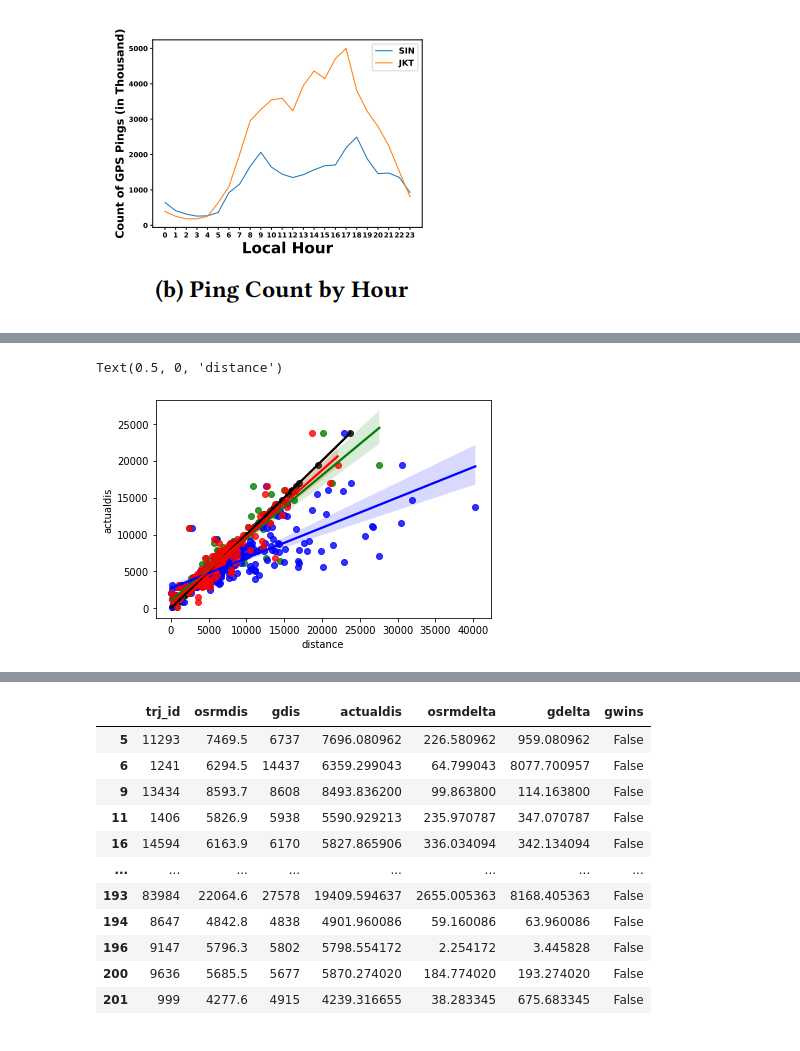
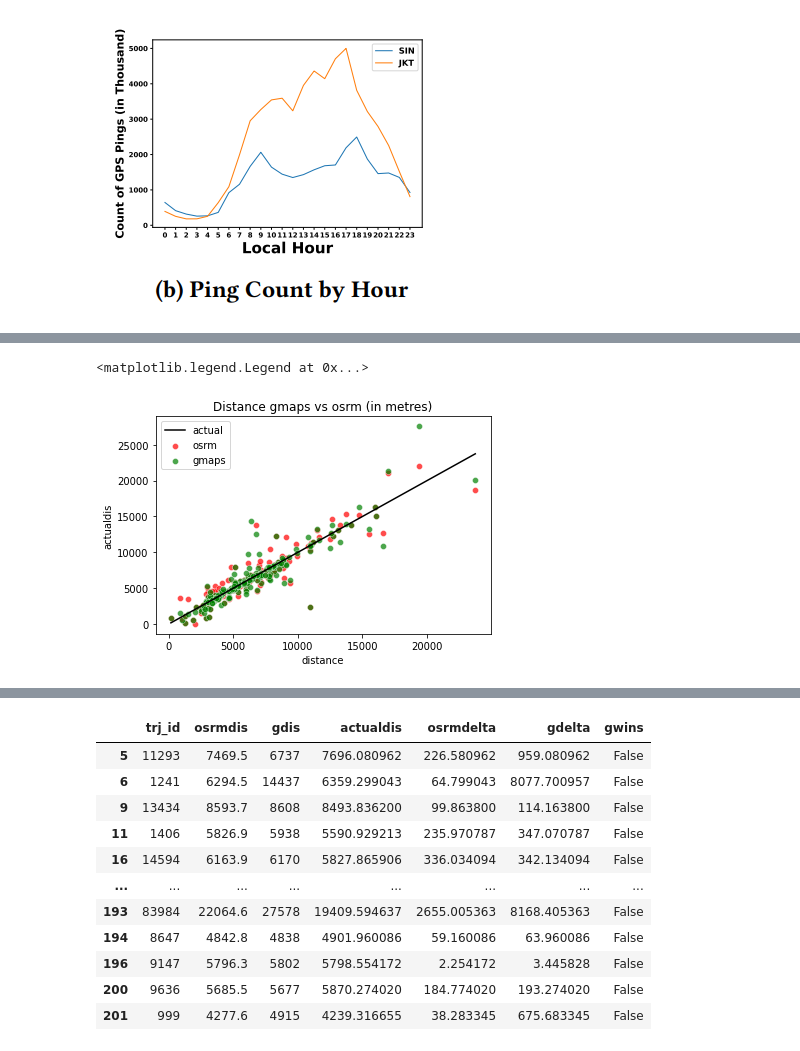
Before and after one commit to kenghweeng/Grab_The_Pulis, a Jupyter notebook: maps.ipynb, the cells around one changed output, grey strips where cells are left out. Drawn from its saved outputs; the diff is of its cells as text; code cells hidden in the pictures.

```diff
--- a/maps.ipynb
+++ b/maps.ipynb
@@ -265,9 +272,11 @@ Text(0.5, 0, 'duration')
-# %%
-sns.regplot(data=df_merged, x='actualdis', y='actualdis', color='black')
-sns.regplot(data=df_merged, x='gdis', y='actualdis', color='green')
-sns.regplot(data=df_merged, x='osmnxdis', y='actualdis', color='blue')
-fig = sns.regplot(data=df_merged, x='osrmdis', y='actualdis', color='red')
-fig.set_xlabel('distance')
-# %% [output]
-Text(0.5, 0, 'distance')
-[figure, removed]
+# %%
+sns.lineplot(data=df_merged, y='actualdis', x='actualdis', color='black', label='actual')
+sns.scatterplot(data=df_merged, x='actualdis', y='osrmdis', color='red', label='osrm', alpha=0.7)
+#sns.regplot(data=df_merged, x='actualdis', y='osmnxdis', color='blue')
+fig = sns.scatterplot(data=df_merged, x='actualdis', y='gdis', color='green', label='gmaps', alpha=0.7)
+fig.set_xlabel('distance')
+fig.set_title('Distance gmaps vs osrm (in metres)')
+fig.legend()
+# %% [output]
+<matplotlib.legend.Legend at 0x...>
+[figure, added]
```
Also changed, not shown: parts of 9 cells of this notebook.
